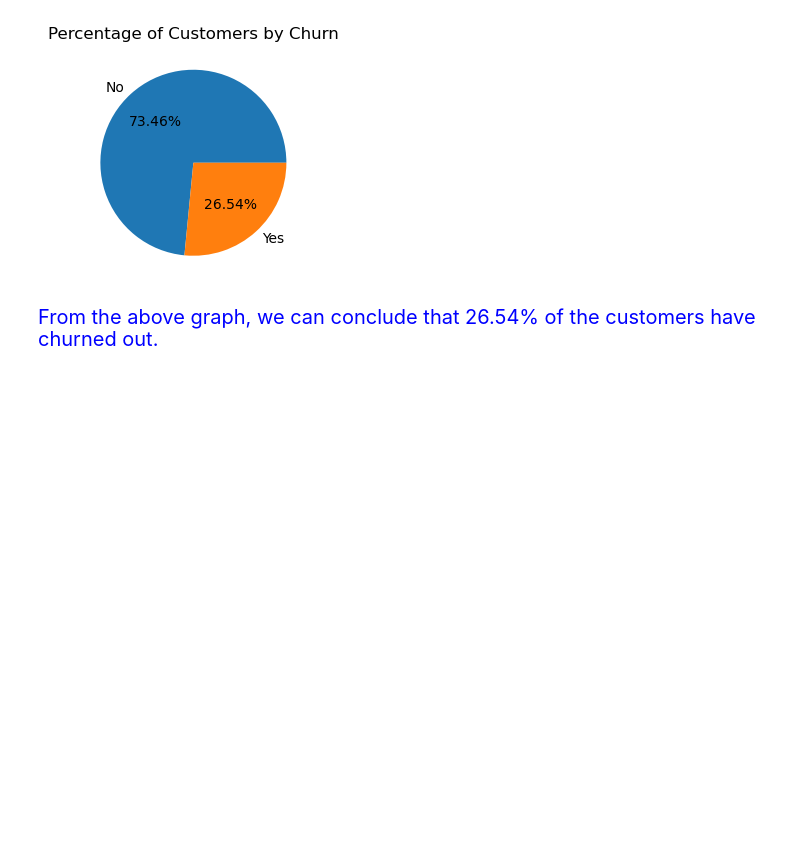
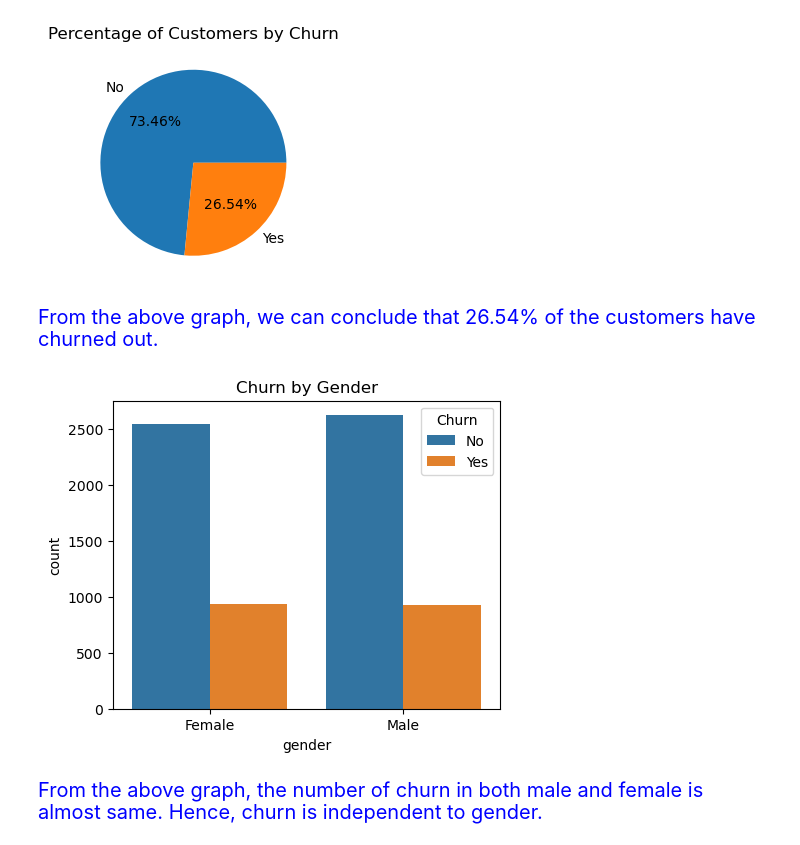
Before and after one commit to Kartika-Nidhi/DS_projects, a Jupyter notebook: EDA.ipynb, the cells around one changed output. Drawn from its saved outputs; the diff is of its cells as text; code cells hidden in the pictures; blank space fills up the shorter version.

Commit message:
ChurnByGender

```diff
--- a/EDA.ipynb
+++ b/EDA.ipynb
@@ -170,3 +170,12 @@ plt.show()
 [figure]
 # %% [markdown]
 <div style = "color:blue; font-size:20px">From the above graph, we can conclude that 26.54% of the customers have churned out.
+# %%
+plt.figure(figsize=(5,4))
+sns.countplot(x = 'gender', data = data, hue = 'Churn')
+plt.title("Churn by Gender")
+plt.show()
+# %% [output]
+[figure, added]
+# %% [markdown]
+<div style = "color:blue; font-size:20px">From the above graph, the number of churn in both male and female is almost same. Hence, churn is independent to gender.
```
